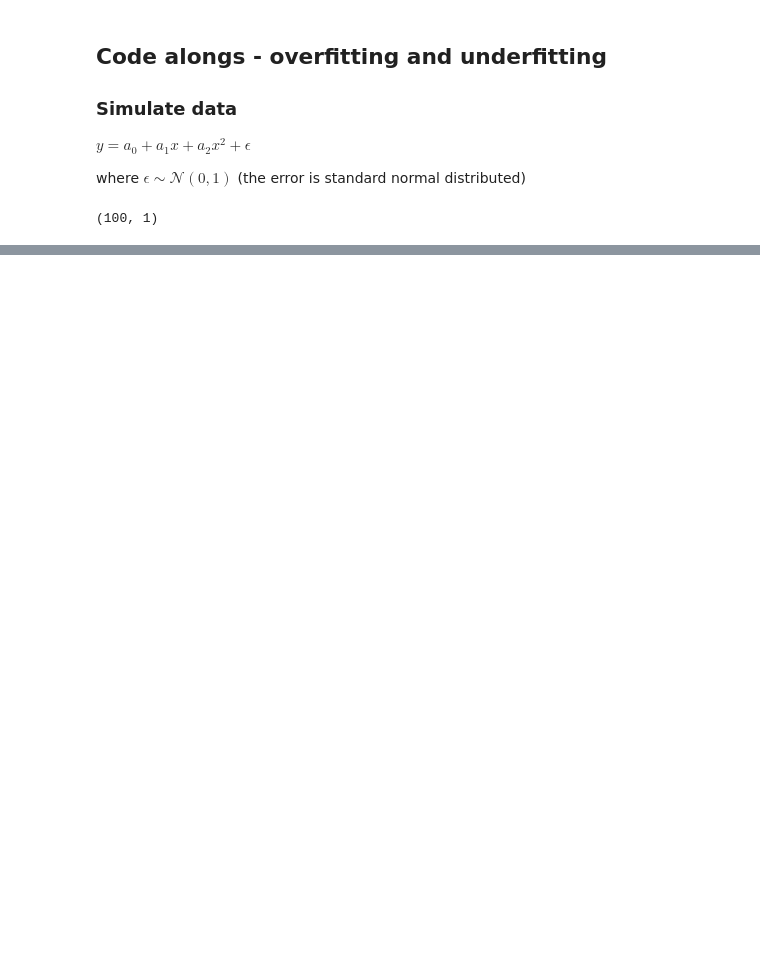
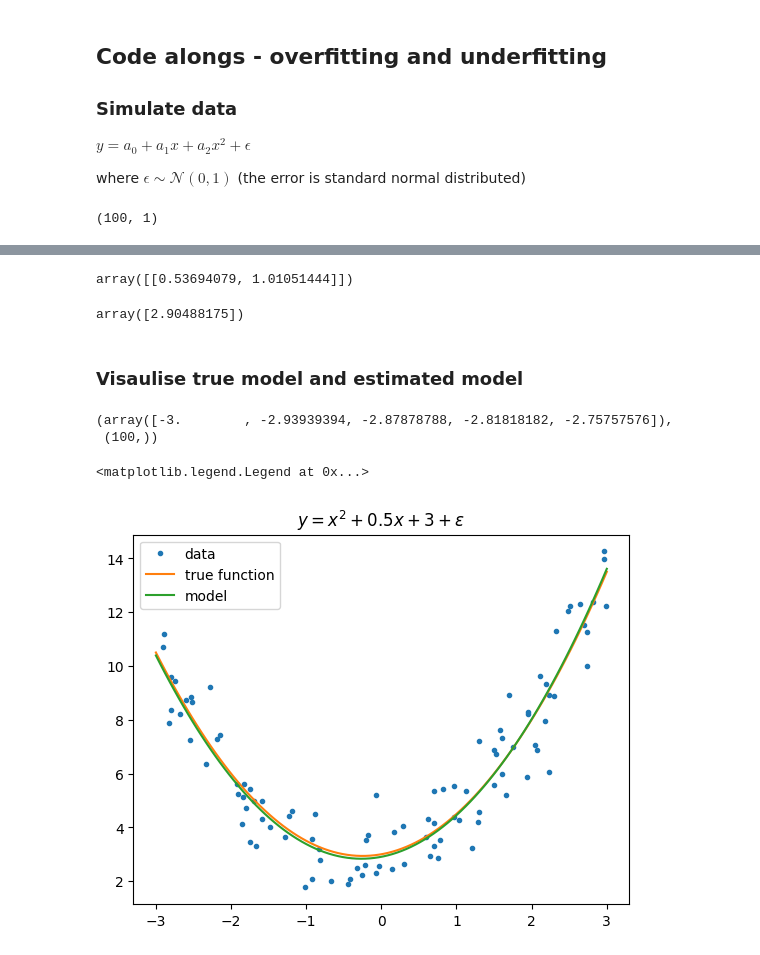
Before and after one commit to intichurin75/AI-Carlos-hillgren-OPA23, a Jupyter notebook: code_longs/Lec02_overfitting_underfitting.ipynb, the cells around one changed output, grey strips where cells are left out. Saved outputs shown, nothing was run; the diff lists cells and outputs as text; code cells hidden in the pictures; blank space fills up the shorter version.

```diff
--- a/code_longs/Lec02_overfitting_underfitting.ipynb
+++ b/code_longs/Lec02_overfitting_underfitting.ipynb
@@ -45,0 +60,12 @@ draw_data()
+# %%
+from sklearn.preprocessing import PolynomialFeatures
+# include_bias = True -> a column of 1s are included, and if false its excluded
+# we use False as LinearRegression() handles the bias
+# instantiate a PolynomialFeatures instance from the PolynomialFeatures class
+
+poly = PolynomialFeatures(degree=2, include_bias=False)
+
+# from X had [x1] -> now it has [x1 x1^2]
+
+poly_featues = poly.fit_transform(X)
+poly_featues [:5], poly_featues.shape
@@ -45,0 +87,33 @@ draw_data()
+# %%
+from sklearn.linear_model import LinearRegression
+
+model = LinearRegression()
+model.fit(poly_featues, y)
+
+# estimated: a1, a2 from data, note that true value was a1=0.5, a2=1
+model.coef_
+# %% [output]
+array([[0.53694079, 1.01051444]])
+# %%
+# estimated a0 from data, note that true a0 = 3
+model.intercept_
+# %% [output]
+array([2.90488175])
+# %% [markdown]
+### Visaulise true model and estimated model
+# %%
+# x is our linspace, its 1 dimensional
+x[:5], x.shape
+# %% [output]
+(array([-3.        , -2.93939394, -2.87878788, -2.81818182, -2.75757576]),
+ (100,))
+# %%
+x_poly_features = poly.transform(x.reshape(-1,1))
+y_pred = model.predict(x_poly_features)
+
+ax = draw_data()
+ax.plot(x, y_pred, label="model")
+ax.legend()
+# %% [output]
+<matplotlib.legend.Legend at 0x...>
+[figure, added]
```
Also changed, not shown: parts of 23 cells of this notebook.
